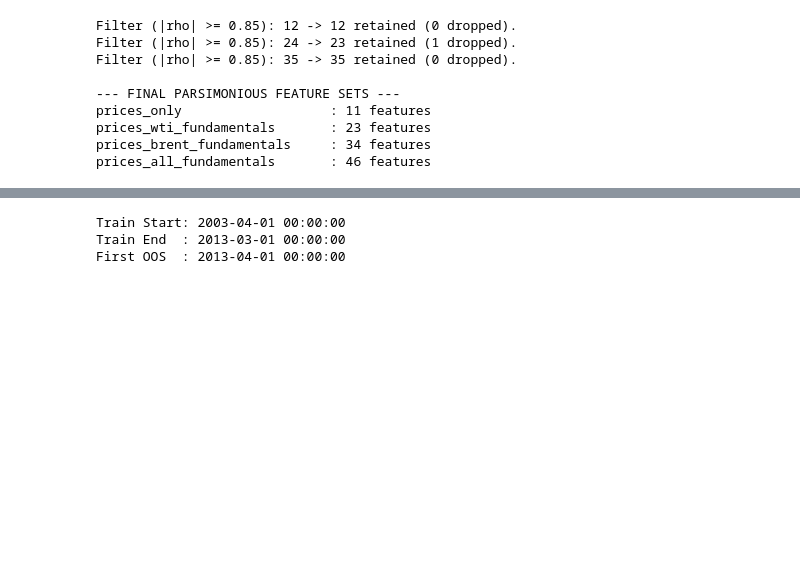
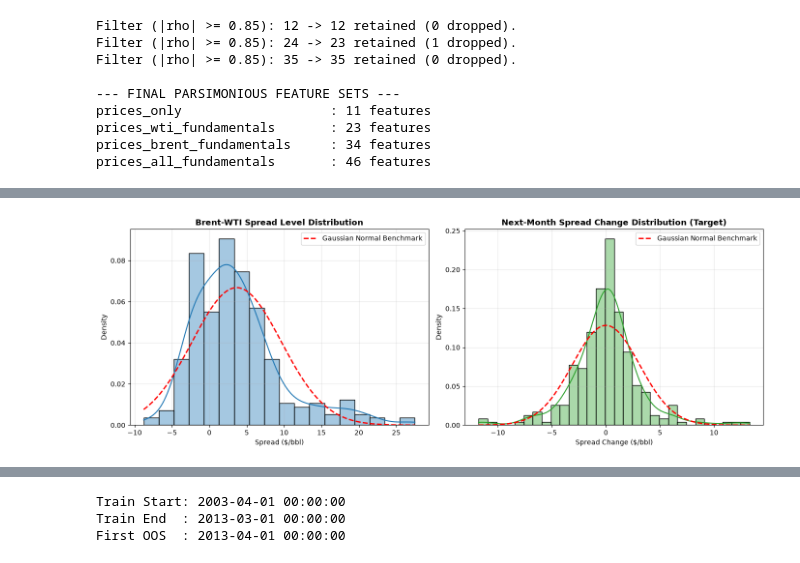
Before and after one commit to Samgit0532/brent-wti-ml-project, a Jupyter notebook: main.ipynb, the cells around one changed output, grey strips where cells are left out. Drawn from its saved outputs; the diff is of its cells as text; code cells hidden in the pictures; blank space fills up the shorter version.

```diff
--- a/main.ipynb
+++ b/main.ipynb
@@ -550,0 +641,63 @@ prices_all_fundamentals       : 46 features
+# %%
+fig, axes = plt.subplots(1, 2, figsize=(14, 5))
+
+# A. Spread Level Distribution
+sns.histplot(
+    model_sample["spread"].dropna(),
+    kde=True,
+    stat="density",
+    ax=axes[0],
+    color="#1f77b4",
+    alpha=0.4,
+)
+x0 = np.linspace(model_sample["spread"].min(), model_sample["spread"].max(), 200)
+axes[0].plot(
+    x0,
+    stats.norm.pdf(
+        x0, model_sample["spread"].mean(), model_sample["spread"].std()
+    ),
+    "r--",
+    linewidth=2,
+    label="Gaussian Normal Benchmark",
+)
+axes[0].set_title(
+    "Brent-WTI Spread Level Distribution", fontsize=12, fontweight="bold"
+)
+axes[0].set_xlabel("Spread ($/bbl)")
+axes[0].legend()
+axes[0].grid(alpha=0.3)
+
+# B. Spread Change (Target) Distribution
+sns.histplot(
+    model_sample[TARGET_COL].dropna(),
+    kde=True,
+    stat="density",
+    ax=axes[1],
+    color="#2ca02c",
+    alpha=0.4,
+)
+x1 = np.linspace(
+    model_sample[TARGET_COL].min(), model_sample[TARGET_COL].max(), 200
+)
+axes[1].plot(
+    x1,
+    stats.norm.pdf(
+        x1, model_sample[TARGET_COL].mean(), model_sample[TARGET_COL].std()
+    ),
+    "r--",
+    linewidth=2,
+    label="Gaussian Normal Benchmark",
+)
+axes[1].set_title(
+    "Next-Month Spread Change Distribution (Target)",
+    fontsize=12,
+    fontweight="bold",
+)
+axes[1].set_xlabel("Spread Change ($/bbl)")
+axes[1].legend()
+axes[1].grid(alpha=0.3)
+
+plt.tight_layout()
+plt.show()
+# %% [output]
+[figure, added]
```
Also changed, not shown: parts of 21 cells of this notebook, 3 other files.
